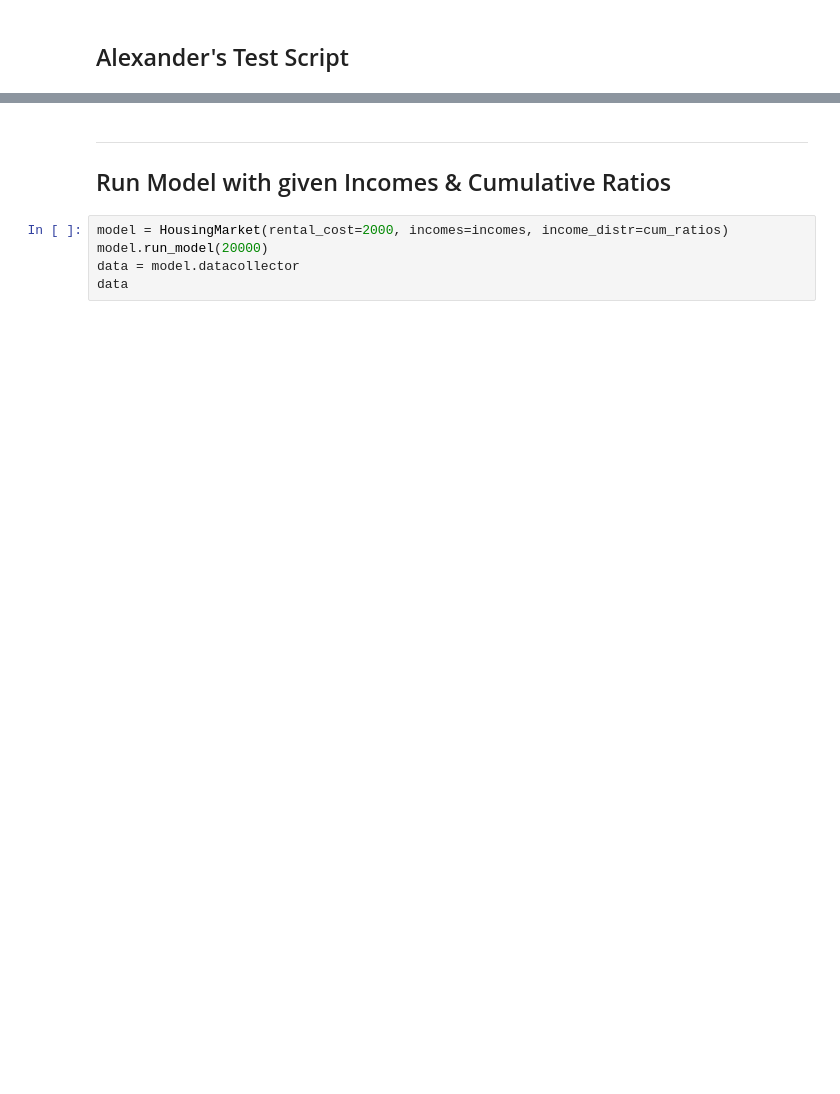
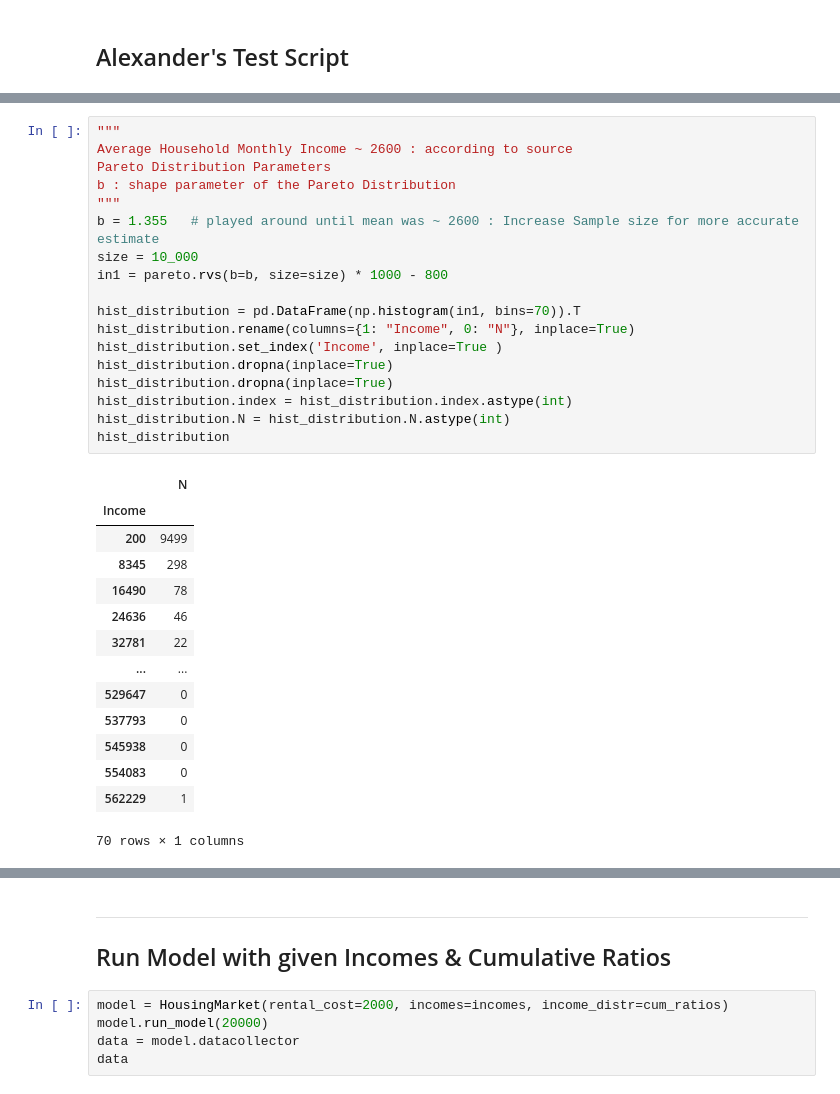
Before and after one commit to Caesar-blip/ABM, a Jupyter notebook: Visualization.ipynb, the cells around one changed output, grey strips where cells are left out. Drawn from its saved outputs; the diff is of its cells as text; blank space fills up the shorter version.

```diff
--- a/Visualization.ipynb
+++ b/Visualization.ipynb
@@ -39,0 +70,33 @@ incomes.describe()
+# %%
+"""
+Average Household Monthly Income ~ 2600 : according to source
+Pareto Distribution Parameters
+b : shape parameter of the Pareto Distribution
+"""
+b = 1.355   # played around until mean was ~ 2600 : Increase Sample size for more accurate estimate
+size = 10_000
+in1 = pareto.rvs(b=b, size=size) * 1000 - 800
+
+hist_distribution = pd.DataFrame(np.histogram(in1, bins=70)).T
+hist_distribution.rename(columns={1: "Income", 0: "N"}, inplace=True)
+hist_distribution.set_index('Income', inplace=True )
+hist_distribution.dropna(inplace=True)
+hist_distribution.dropna(inplace=True)
+hist_distribution.index = hist_distribution.index.astype(int)
+hist_distribution.N = hist_distribution.N.astype(int)
+hist_distribution
+# %% [output]
+|  | N |
+| Income |  |
+| 200 | 9499 |
+| 8345 | 298 |
+| 16490 | 78 |
+| 24636 | 46 |
+| 32781 | 22 |
+| ... | ... |
+| 529647 | 0 |
+| 537793 | 0 |
+| 545938 | 0 |
+| 554083 | 0 |
+| 562229 | 1 |
+70 rows × 1 columns
```
Also changed, not shown: parts of 12 cells of this notebook.
